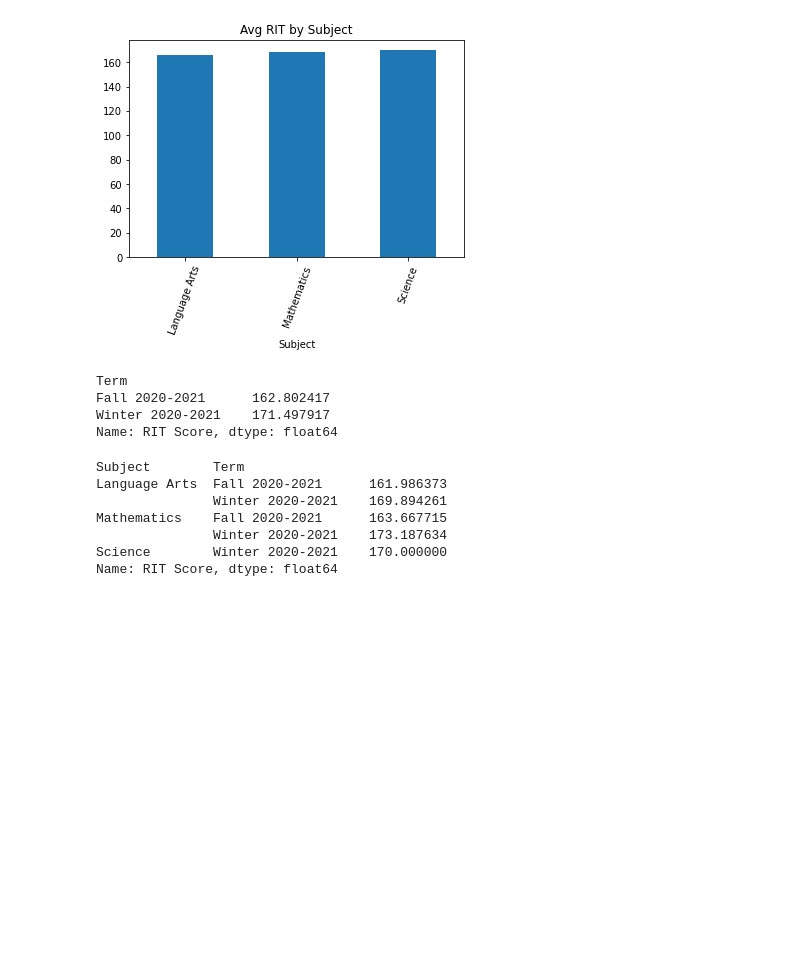
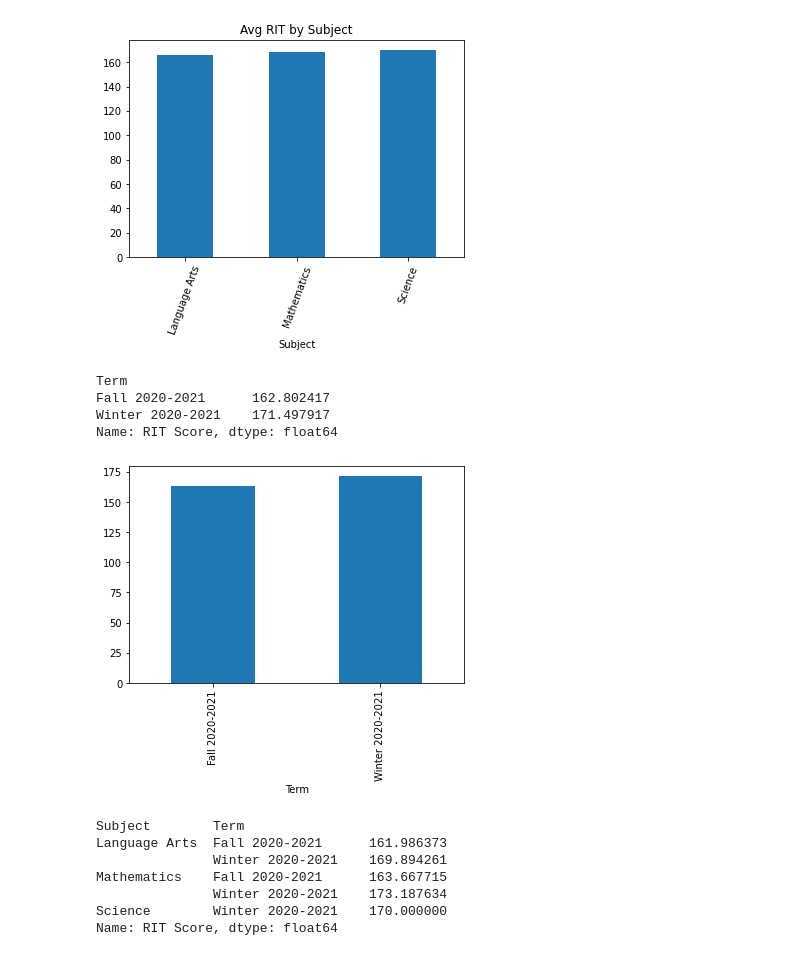
Before and after one commit to jwatts32/Student_MAP_Performance, a Jupyter notebook: Student_MAP_Analysis.ipynb, the cells around one changed output. Drawn from its saved outputs; the diff is of its cells as text; code cells hidden in the pictures; blank space fills up the shorter version.

```diff
--- a/Student_MAP_Analysis.ipynb
+++ b/Student_MAP_Analysis.ipynb
@@ -272,13 +272,17 @@ plt.show(block=True)
 [figure]
 # %%
 group_by_term = new_data.groupby(['Term'])['RIT Score'].mean()
+group_by_term
+# %% [output]
+Term
+Fall 2020-2021      162.802417
+Winter 2020-2021    171.497917
+Name: RIT Score, dtype: float64
-# %%
-group_by_term
-# %% [output]
-Term
-Fall 2020-2021      162.802417
-Winter 2020-2021    171.497917
-Name: RIT Score, dtype: float64
+# %%
+group_by_term.plot(kind='bar')
+plt.show(block=True)
+# %% [output]
+[figure, added]
 # %%
 group_by_subj_term = new_data.groupby(['Subject','Term'])['RIT Score'].mean()
 group_by_subj_term
```
Also changed, not shown: parts of 55 cells of this notebook.
